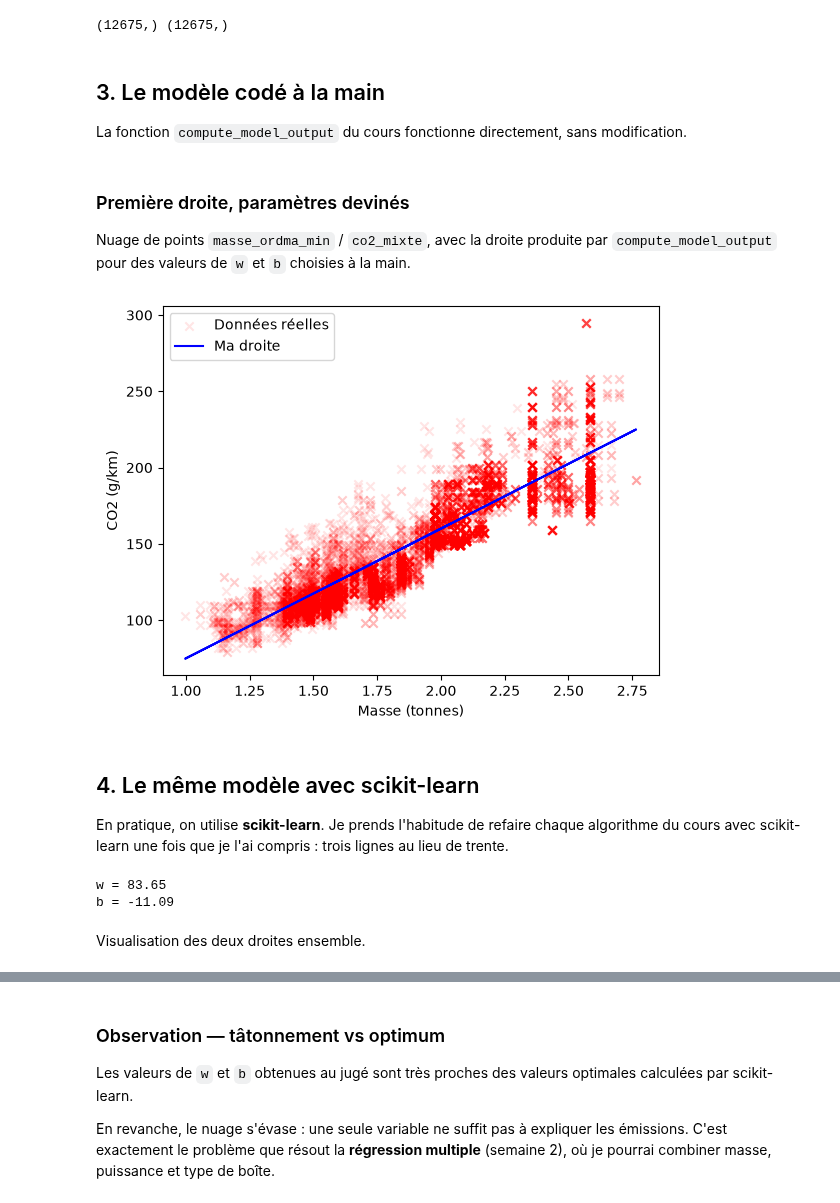
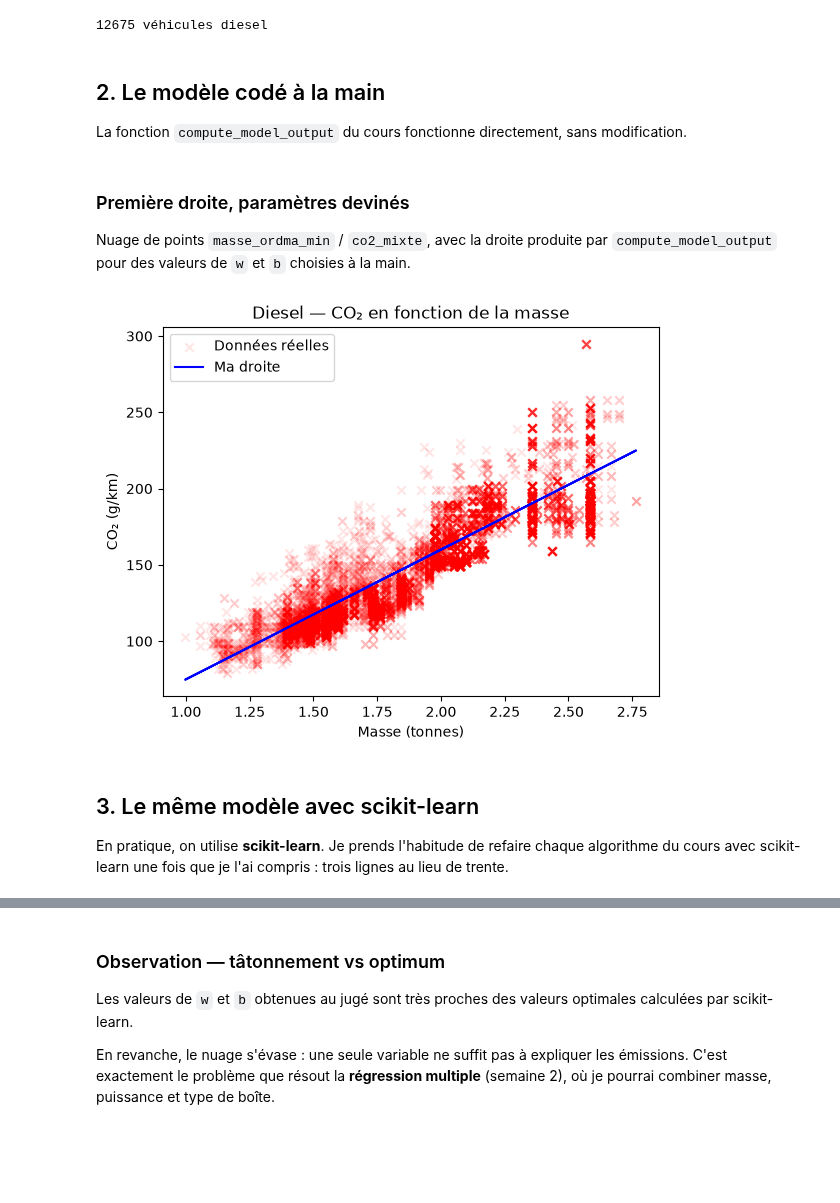
Before and after one commit to aissatougueye06/ml-co2-prediction, a Jupyter notebook: 01-regression-simple.ipynb, the cells around one changed output, grey strips where cells are left out. Saved outputs shown, nothing was run; the diff lists cells and outputs as text; code cells hidden in the pictures; blank space fills up the shorter version.

```diff
--- a/01-regression-simple.ipynb
+++ b/01-regression-simple.ipynb
@@ -25,14 +17,32 @@ for col in df.select_dtypes(include="str").columns:
-# %%
-d = df[df["energ"] == "GO"][["masse_ordma_min", "co2_mixte"]].dropna()
-
-x_train = d["masse_ordma_min"].values / 1000   # en tonnes
-y_train = d["co2_mixte"].values
-
-print(x_train.shape, y_train.shape)
-# %% [output]
-(12675,) (12675,)
+# %%
+import numpy as np
+import pandas as pd
+import matplotlib.pyplot as plt
+from sklearn.linear_model import LinearRegression
+from sklearn.metrics import mean_absolute_error, r2_score
+
+df = pd.read_csv("data/vehicules.csv", sep=";", encoding="latin-1")
+df["energ"] = df["energ"].str.strip()
+
+MOTORISATIONS = {"GO": "Diesel", "ES": "Essence"}
+
+def preparer(code):
+    """Retourne (masse en tonnes, CO2 en g/km) pour une motorisation."""
+    d = df[df["energ"] == code][["masse_ordma_min", "co2_mixte"]].dropna()
+    return d["masse_ordma_min"].values / 1000, d["co2_mixte"].values
+
+def ajuster(x, y):
+    """Ajuste une régression linéaire simple et retourne le modèle et ses prédictions."""
+    X = x.reshape(-1, 1)          # scikit-learn attend un tableau 2D
+    model = LinearRegression().fit(X, y)
+    return model, model.predict(X)
+
+x_go, y_go = preparer("GO")
+print(f"{len(x_go)} véhicules diesel")
+# %% [output]
+12675 véhicules diesel
 # %% [markdown]
-## 3. Le modèle codé à la main
+## 2. Le modèle codé à la main
 
 La fonction `compute_model_output` du cours fonctionne directement, sans modification.
 # %%
@@ -47,28 +57,16 @@ def compute_model_output(x, w, b):
 
 Nuage de points `masse_ordma_min` / `co2_mixte`, avec la droite produite par `compute_model_output` pour des valeurs de `w` et `b` choisies à la main.
 # %%
-w, b = 85, -10    # valeurs devinées
+w_devine, b_devine = 85, -10   # valeurs cherchées à tâtons
 
-plt.scatter(x_train, y_train, marker='x', c='r', alpha=0.1, label="Données réelles")
-plt.plot(x_train, compute_model_output(x_train, w, b), c='b', label="Ma droite")
-plt.xlabel("Masse (tonnes)"); plt.ylabel("CO2 (g/km)"); plt.legend()
+plt.scatter(x_go, y_go, marker="x", c="r", alpha=0.1, label="Données réelles")
+plt.plot(x_go, compute_model_output(x_go, w_devine, b_devine), c="b", label="Ma droite")
+plt.title("Diesel — CO₂ en fonction de la masse")
+plt.xlabel("Masse (tonnes)"); plt.ylabel("CO₂ (g/km)"); plt.legend()
 plt.show()
 # %% [output]
-[figure, old version]
+[figure, new version]
 # %% [markdown]
-## 4. Le même modèle avec scikit-learn
+## 3. Le même modèle avec scikit-learn
 
 En pratique, on utilise **scikit-learn**. Je prends l'habitude de refaire chaque algorithme du cours avec scikit-learn une fois que je l'ai compris : trois lignes au lieu de trente.
-# %%
-from sklearn.linear_model import LinearRegression
-
-X = x_train.reshape(-1, 1)          # sklearn attend un tableau 2D
-model = LinearRegression().fit(X, y_train)
-
-print(f"w = {model.coef_[0]:.2f}")
-print(f"b = {model.intercept_:.2f}")
-# %% [output]
-w = 83.65
-b = -11.09
-# %% [markdown]
-Visualisation des deux droites ensemble.
```
Also changed, not shown: parts of 27 cells of this notebook, 2 other files.
